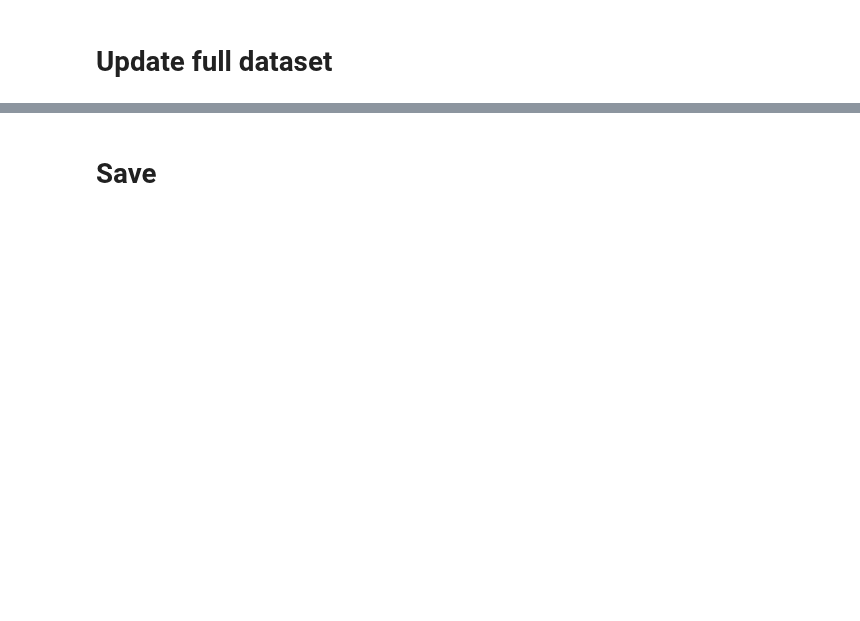
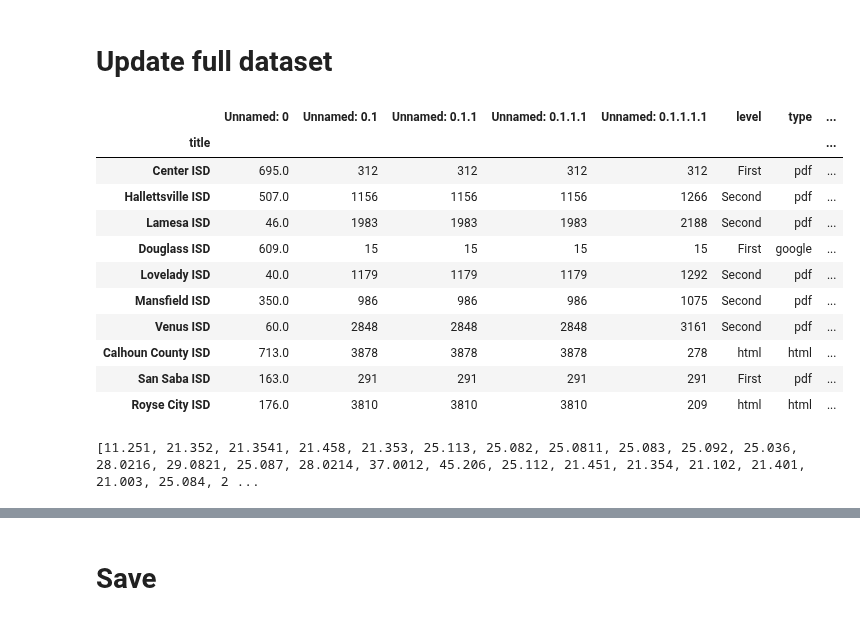
Before and after one commit to KylieLAnglin/dofis, a Jupyter notebook: data_from_plans/07_address_missing_plans.ipynb, the cells around one changed output, grey strips where cells are left out. Saved outputs shown, nothing was run; the diff lists cells and outputs as text; code cells hidden in the pictures; blank space fills up the shorter version.

```diff
--- a/data_from_plans/07_address_missing_plans.ipynb
+++ b/data_from_plans/07_address_missing_plans.ipynb
@@ -134,16 +183,2 @@ missing_links.head()
 # %% [markdown]
 ### Extract laws from missing_links
-# %%
-nlp = spacy.load('en_core_web_sm')
-law_shapes = [i*'d' + '.' + j*'d' for i in range(1, 4) for j in range(3,5)]
-law_shape_patterns = [[{'LIKE_NUM':True, 'SHAPE':shape}, {'ORTH':'%', 'OP':'!'}] for shape in law_shapes] # could add {'SHAPE':'§', 'OP':'*'},  and exceptions for laws in parentheses or followed by a hyphen
-
-matcher = Matcher(nlp.vocab)
-matcher.add("ExplicitLaw", None, *law_shape_patterns)
-
-def get_matches(string):
-    doc = nlp(string)
-    matches = matcher(doc)
-    return list(set([doc[i[1]:i[2]][0] for i in matches]))
-
-missing_links['possible_laws'] = missing_links.text.apply(get_matches)
@@ -154,3 +185,5 @@ len(missing_links)
+# %%
+missing_links['possible_laws'] = missing_links.text.apply(extract_laws.get_matches)
 # %%
 print('There are', len(missing_links[missing_links.text == 'No text']), 'documents without text (photocopies, most likely)')
 print('There are', len(missing_links[missing_links.text == 'UNAVAILABLE']), 'documents which we cannot access')
@@ -260,7 +354,26 @@ docs_df = docs_df.sort_index()
 # %%
 docs_df.update(missing_links_corrected)
 docs_df.update(missing_text_corrected)
 docs_df.update(missing_laws_corrected)
+docs_df.sample(10)
+# %% [output]
+|  | Unnamed: 0 | Unnamed: 0.1 | Unnamed: 0.1.1 | Unnamed: 0.1.1.1 | Unnamed: 0.1.1.1.1 | level | type | ... |
+| title |  |  |  |  |  |  |  | ... |
+| Center ISD | 695.0 | 312 | 312 | 312 | 312 | First | pdf | ... |
+| Hallettsville ISD | 507.0 | 1156 | 1156 | 1156 | 1266 | Second | pdf | ... |
+| Lamesa ISD | 46.0 | 1983 | 1983 | 1983 | 2188 | Second | pdf | ... |
+| Douglass ISD | 609.0 | 15 | 15 | 15 | 15 | First | google | ... |
+| Lovelady ISD | 40.0 | 1179 | 1179 | 1179 | 1292 | Second | pdf | ... |
+| Mansfield ISD | 350.0 | 986 | 986 | 986 | 1075 | Second | pdf | ... |
+| Venus ISD | 60.0 | 2848 | 2848 | 2848 | 3161 | Second | pdf | ... |
+| Calhoun County ISD | 713.0 | 3878 | 3878 | 3878 | 278 | html | html | ... |
+| San Saba ISD | 163.0 | 291 | 291 | 291 | 291 | First | pdf | ... |
+| Royse City ISD | 176.0 | 3810 | 3810 | 3810 | 209 | html | html | ... |
+# %%
+for law in docs_df[docs_df.index == "Blum ISD"].possible_laws:
+    print(law)
+# %% [output]
+[11.251, 21.352, 21.3541, 21.458, 21.353, 25.113, 25.082, 25.0811, 25.083, 25.092, 25.036, 28.0216, 29.0821, 25.087, 28.0214, 37.0012, 45.206, 25.112, 21.451, 21.354, 21.102, 21.401, 21.003, 25.084, 2 ...
 # %%
 print("Only missing", len(docs_df[docs_df['possible_laws'].astype(str) == '[]']), " of ", len(docs_df),  "- unable to find plans.")
 # %% [output]
```
Also changed, not shown: parts of 30 cells of this notebook, 10 other files.
